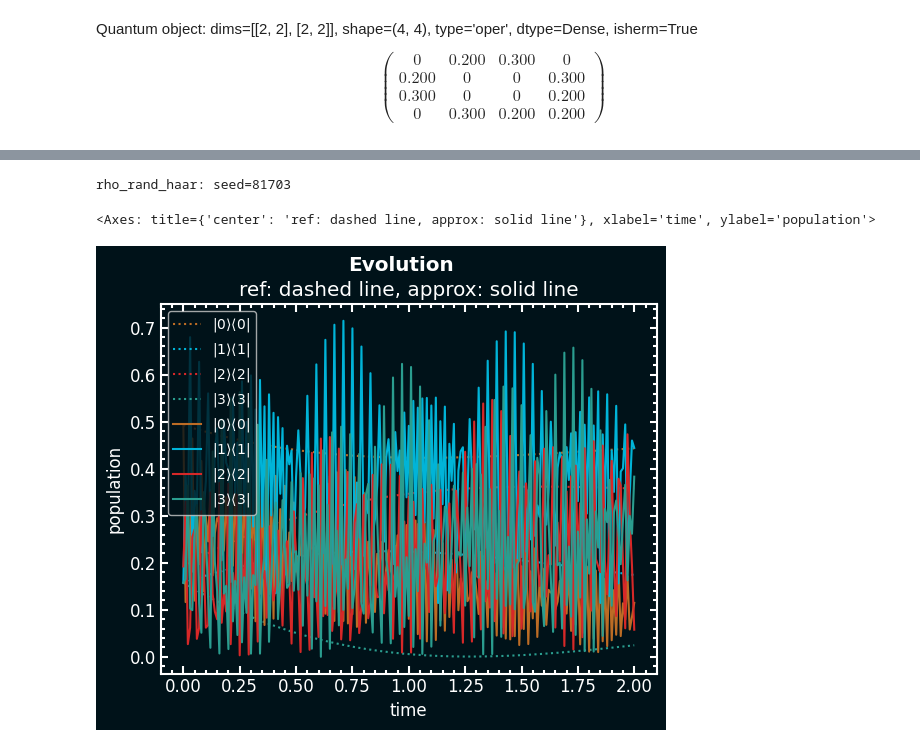
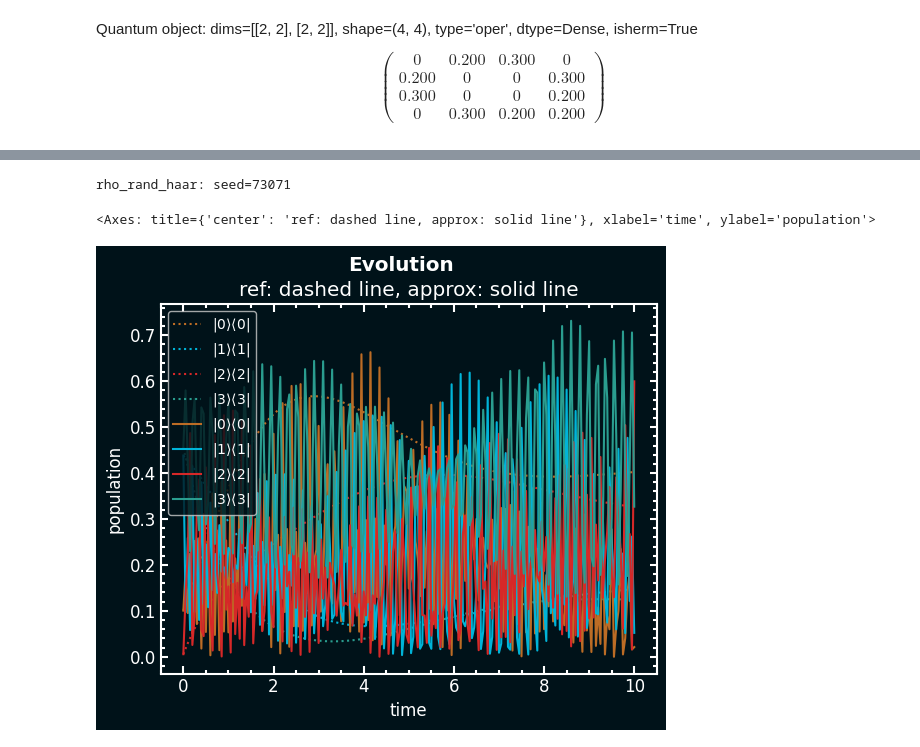
Before and after one commit to davidvrchen/quantum-channel-approximation, a Jupyter notebook: results/decay_two_qubits/ham.ipynb, the cells around one changed output, grey strips where cells are left out. Cells and saved outputs as stored; diff of their text form; code cells hidden in the pictures.

```diff
--- a/results/decay_two_qubits/ham.ipynb
+++ b/results/decay_two_qubits/ham.ipynb
@@ -65,18 +67,18 @@ np.sum(ham.dot(ham.conj().T) - np.identity(2**m) )# check if unitary
 # %%
 rho0 = rho_rand_haar(m)
 evolver = evolver_fac(circuit, theta_opt)
 rhos = evolver(200, rho0.full())
 
 Os = [O.full() for O in create_observables_comp_basis(m)]
 
 ess = measure_rhos(rhos, Os)
-rho_ref_s, ts = solve_lindblad_rho0(rho0, delta_t=0.01, N=200, s=system, jump_opers=jump_oper)
+rho_ref_s, ts = solve_lindblad_rho0(rho0, delta_t=0.05, N=200, s=system, jump_opers=jump_oper)
 e_ref_ss = measure_rhos([r.full() for r in rho_ref_s], Os)
 compare_ess((ts, ess, "approx"), (ts, e_ref_ss, "ref"), labels=comp_basis_labels(m))
 # %% [output]
-rho_rand_haar: seed=81703
+rho_rand_haar: seed=73071
 <Axes: title={'center': 'ref: dashed line, approx: solid line'}, xlabel='time', ylabel='population'>
-[figure, old version]
+[figure, new version]
 # %%
 plt.loglog(errors)
 # %% [output]
```
Also changed, not shown: parts of 6 cells of this notebook, 40 other files.
